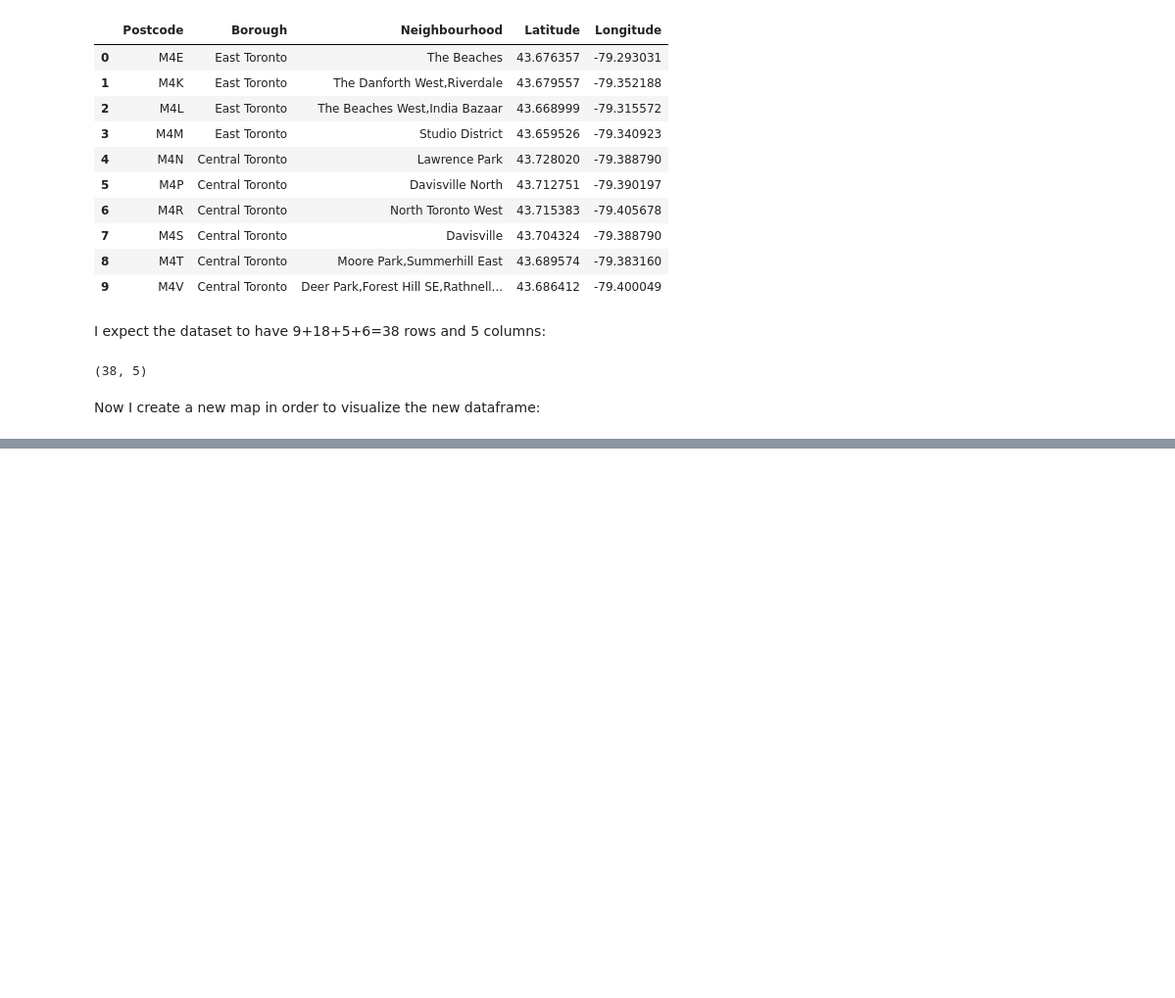
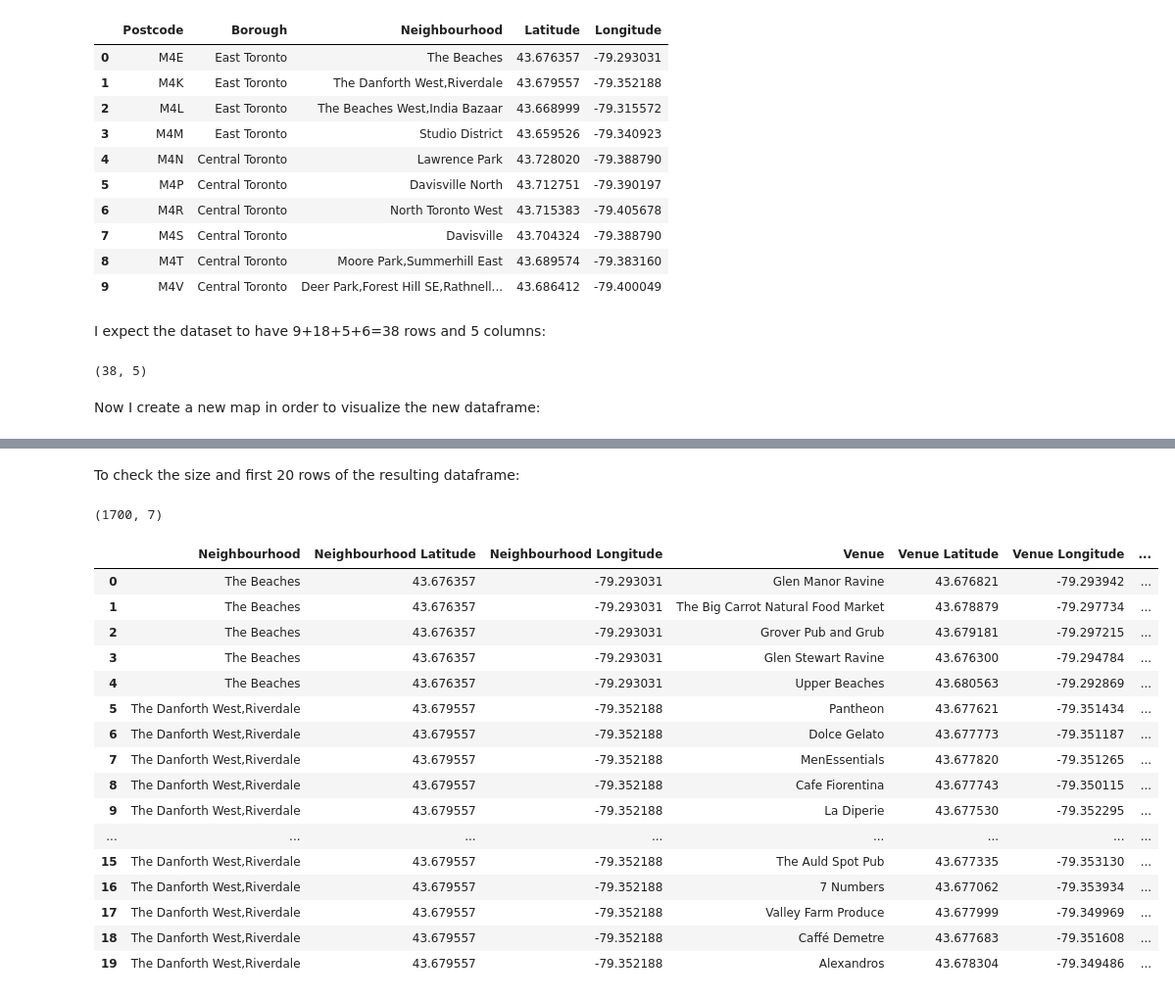
Before and after one commit to OxanaFalk/Coursera_Capstone, a Jupyter notebook: Assignment week 3, notebook 3 of 3.ipynb, the cells around one changed output, grey strips where cells are left out. Shown: that part at 98% size. Cells and saved outputs as stored; diff of their text form; code cells hidden in the pictures; blank space fills up the shorter version.

```diff
--- a/Assignment week 3, notebook 3 of 3.ipynb
+++ b/Assignment week 3, notebook 3 of 3.ipynb
@@ -284,13 +203,0 @@ davisville_long=np.asscalar(df3.loc[df3['Neighbourhood'] == 'Davisville']['Longi
-# %%
-LIMIT = 100 # limit of number of venues returned by Foursquare API
-radius = 500 # define radius
-# create URL
-url = 'https://api.foursquare.com/v2/venues/explore?&client_id={}&client_secret={}&v={}&ll={},{}&radius={}&limit={}'.format(
-    CLIENT_ID,
-    CLIENT_SECRET,
-    VERSION,
-    davisville_lat,
-    davisville_long,
-    radius,
-    LIMIT)
-url
@@ -301,3 +203,0 @@ Send the GET request and examine the results:
-# %%
-results = requests.get(url).json()
-#results
@@ -319,16 +203,0 @@ Structure json into a pandas dataframe:
-# %%
-venues = results['response']['groups'][0]['items']
-
-nearby_venues = json_normalize(venues) # flatten JSON
-
-# filter columns
-filtered_columns = ['venue.name', 'venue.categories', 'venue.location.lat', 'venue.location.lng']
-nearby_venues =nearby_venues.loc[:, filtered_columns]
-
-# filter the category for each row
-nearby_venues['venue.categories'] = nearby_venues.apply(get_category_type, axis=1)
-
-# clean columns
-nearby_venues.columns = [col.split(".")[-1] for col in nearby_venues.columns]
-
-nearby_venues.head(5)
@@ -634,0 +271,26 @@ for hood in toronto_grouped['Neighbourhood']:
+# %% [markdown]
+To check the size and first 20 rows of the resulting dataframe:
+# %%
+b_toronto_venues.shape
+# %% [output]
+(1700, 7)
+# %%
+b_toronto_venues.head(20)
+# %% [output]
+|  | Neighbourhood | Neighbourhood Latitude | Neighbourhood Longitude | Venue | Venue Latitude | Venue Longitude | ... |
+| 0 | The Beaches | 43.676357 | -79.293031 | Glen Manor Ravine | 43.676821 | -79.293942 | ... |
+| 1 | The Beaches | 43.676357 | -79.293031 | The Big Carrot Natural Food Market | 43.678879 | -79.297734 | ... |
+| 2 | The Beaches | 43.676357 | -79.293031 | Grover Pub and Grub | 43.679181 | -79.297215 | ... |
+| 3 | The Beaches | 43.676357 | -79.293031 | Glen Stewart Ravine | 43.676300 | -79.294784 | ... |
+| 4 | The Beaches | 43.676357 | -79.293031 | Upper Beaches | 43.680563 | -79.292869 | ... |
+| 5 | The Danforth West,Riverdale | 43.679557 | -79.352188 | Pantheon | 43.677621 | -79.351434 | ... |
+| 6 | The Danforth West,Riverdale | 43.679557 | -79.352188 | Dolce Gelato | 43.677773 | -79.351187 | ... |
+| 7 | The Danforth West,Riverdale | 43.679557 | -79.352188 | MenEssentials | 43.677820 | -79.351265 | ... |
+| 8 | The Danforth West,Riverdale | 43.679557 | -79.352188 | Cafe Fiorentina | 43.677743 | -79.350115 | ... |
+| 9 | The Danforth West,Riverdale | 43.679557 | -79.352188 | La Diperie | 43.677530 | -79.352295 | ... |
+| ... | ... | ... | ... | ... | ... | ... | ... |
+| 15 | The Danforth West,Riverdale | 43.679557 | -79.352188 | The Auld Spot Pub | 43.677335 | -79.353130 | ... |
+| 16 | The Danforth West,Riverdale | 43.679557 | -79.352188 | 7 Numbers | 43.677062 | -79.353934 | ... |
+| 17 | The Danforth West,Riverdale | 43.679557 | -79.352188 | Valley Farm Produce | 43.677999 | -79.349969 | ... |
+| 18 | The Danforth West,Riverdale | 43.679557 | -79.352188 | Caffé Demetre | 43.677683 | -79.351608 | ... |
+| 19 | The Danforth West,Riverdale | 43.679557 | -79.352188 | Alexandros | 43.678304 | -79.349486 | ... |
```
Also changed, not shown: parts of 79 cells of this notebook.
